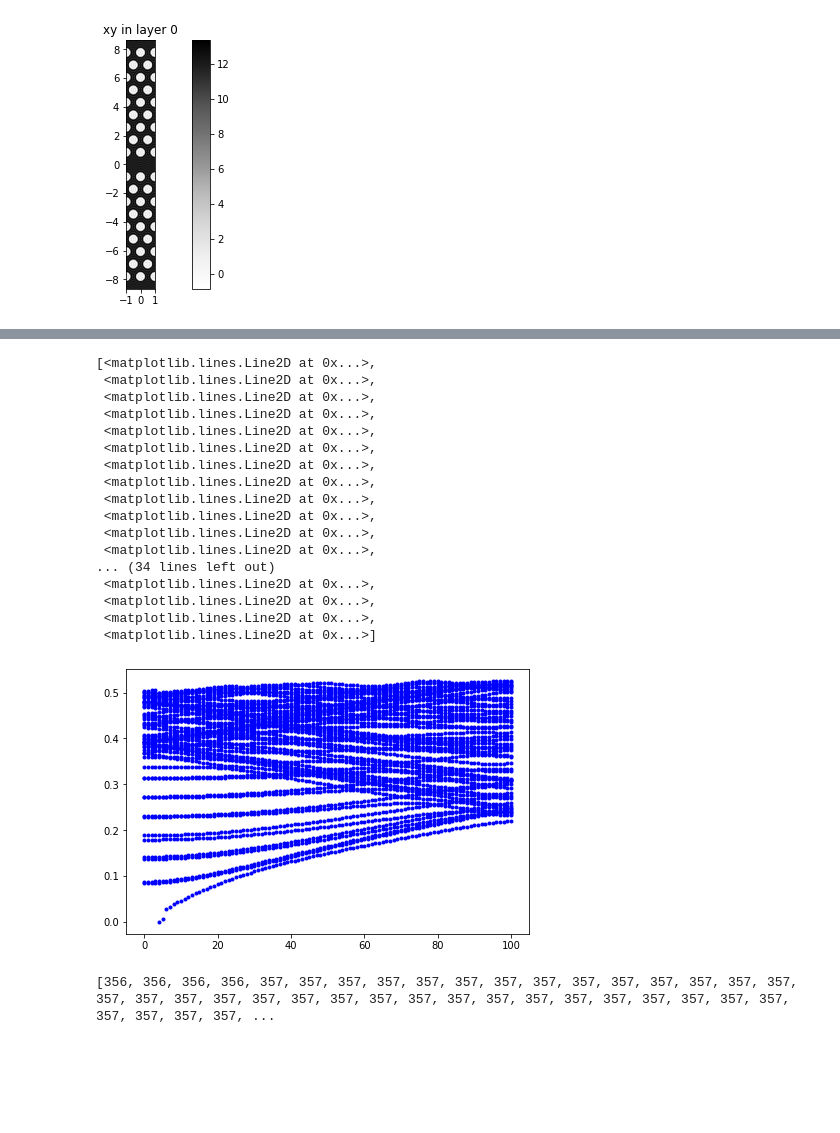
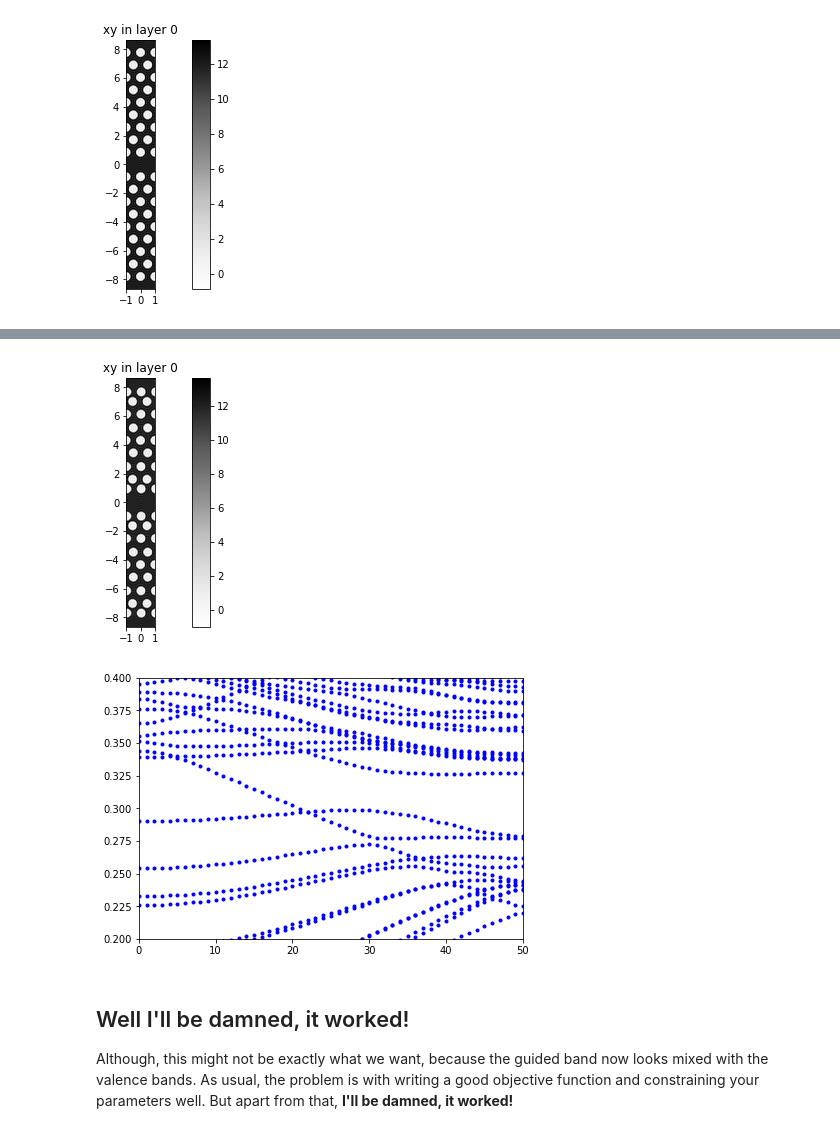
Before and after one commit to fancompute/legume, a Jupyter notebook: Notebooks/PhC_waveguide.ipynb, the cells around one changed output, grey strips where cells are left out. Drawn from its saved outputs; the diff is of its cells as text; code cells hidden in the pictures; blank space fills up the shorter version.

Commit message:
Autograd backend now seems to work for GME

```diff
--- a/Notebooks/PhC_waveguide.ipynb
+++ b/Notebooks/PhC_waveguide.ipynb
@@ -76,0 +96,17 @@ print(gme.freqs)
+# %%
+# Define an objective function
+# It's somewhat random, but let's try to make the dispersion in the end of the guided band as flat as possible
+def of_w1(params):
+    xm = params[0:3]
+    ym = params[3:6]
+    # Initialize the GME
+    gme = gme_w1(xm, ym)
+
+    # Run the GME
+    gme.run(kpoints=path.kpoints, gmode_inds=[0], N_g_array = 500, verbose=False)
+    # These is not exactly the guided band but should be correct for the region right around the band edge at X
+    freqs_wg = gme.freqs[:, Ny]
+
+    return npa.sqrt(npa.var(freqs_wg[-20:]))
+
+print(of_w1(np.zeros((6,))))
@@ -76,0 +115,7 @@ print(gme.freqs)
+# %%
+# Let's first test the gradient
+from pygme.utils import grad_num
+grad_test = grad(of_w1)
+
+print('Autograd gradient:  ', grad_test(np.zeros((6,))))
+print('Numerical gradient: ', grad_num(of_w1, np.zeros((6,))))
@@ -76,0 +129,6 @@ print(gme.freqs)
+# %%
+p_start = np.zeros((6,))
+# %%
+# Run the optimization
+(p_opt, ofs) = adam_optimize(of_w1, p_start, grad_test, step_size = 1e-2, Nsteps = 10,
+                             options = {'direction': 'min', 'disp': ['of', 'params']})
@@ -77,30 +153,18 @@ print(gme.freqs)
 # %%
-# And plot the results!
+gme_test = gme_w1(np.array(p_opt[0:3]), np.array(p_opt[3:6]))
+gme_test.plot_overview_ft(Ny=500)
+gme_test.run(kpoints=path.kpoints, gmode_inds=[0], N_g_array = 500, verbose=False)
+
 fig, ax = plt.subplots(1, constrained_layout=True)
-plt.plot(gme.freqs, '.b')
-# # plt.plot(freqs_te, 'r')
-# ax.set_ylim([0, 0.5])
-# ax.set_xlim([0, gme.freqs.shape[0]-1])
+plt.plot(gme_test.freqs, '.b')
+ax.set_ylim([0.2, 0.4])
+ax.set_xlim([0, gme.freqs.shape[0]-1])
+plt.show()
 # %% [output]
-[<matplotlib.lines.Line2D at 0x...>,
- <matplotlib.lines.Line2D at 0x...>,
- <matplotlib.lines.Line2D at 0x...>,
- <matplotlib.lines.Line2D at 0x...>,
- <matplotlib.lines.Line2D at 0x...>,
- <matplotlib.lines.Line2D at 0x...>,
- <matplotlib.lines.Line2D at 0x...>,
- <matplotlib.lines.Line2D at 0x...>,
- <matplotlib.lines.Line2D at 0x...>,
- <matplotlib.lines.Line2D at 0x...>,
- <matplotlib.lines.Line2D at 0x...>,
- <matplotlib.lines.Line2D at 0x...>,
-... (34 lines left out)
- <matplotlib.lines.Line2D at 0x...>,
- <matplotlib.lines.Line2D at 0x...>,
- <matplotlib.lines.Line2D at 0x...>,
- <matplotlib.lines.Line2D at 0x...>]
-[figure, old version]
+[figure, new version]
+[figure, added]
-# %%
-print(gme.N_basis, gme.modes_numg)
-# %% [output]
-[356, 356, 356, 356, 357, 357, 357, 357, 357, 357, 357, 357, 357, 357, 357, 357, 357, 357, 357, 357, 357, 357, 357, 357, 357, 357, 357, 357, 357, 357, 357, 357, 357, 357, 357, 357, 357, 357, 357, 357, ...
+# %% [markdown]
+## Well I'll be damned, it worked!
+Although, this might not be exactly what we want, because the guided band now looks mixed with the valence bands.
+As usual, the problem is with writing a good objective function and constraining your parameters well.
+But apart from that, **I'll be damned, it worked!**
```
Also changed, not shown: parts of 14 cells of this notebook, 4 other files.
